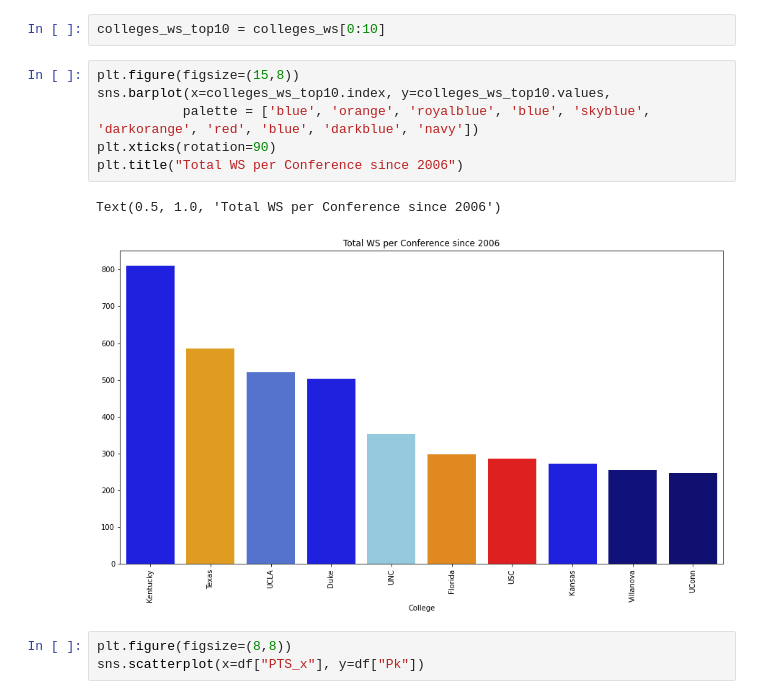
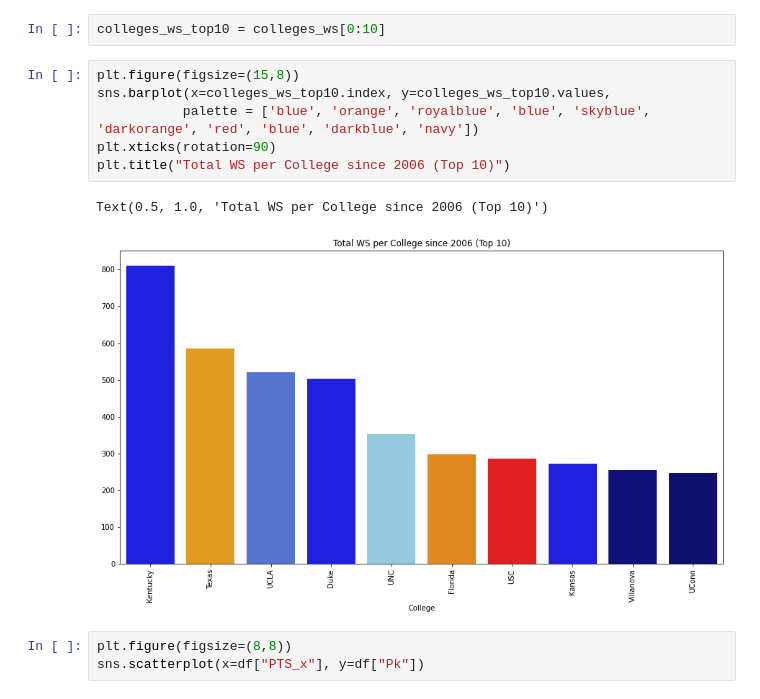
Before and after one commit to MattSasaki/Draft-Position-vs-College-Conference, a Jupyter notebook: project_workbook.ipynb, the cells around one changed output. Saved outputs shown, nothing was run; the diff lists cells and outputs as text.

Commit message:
saved plots

```diff
--- a/project_workbook.ipynb
+++ b/project_workbook.ipynb
@@ -80,12 +80,12 @@ colleges_ws_top10 = colleges_ws[0:10]
 # %%
 plt.figure(figsize=(15,8))
 sns.barplot(x=colleges_ws_top10.index, y=colleges_ws_top10.values,
            palette = ['blue', 'orange', 'royalblue', 'blue', 'skyblue', 'darkorange', 'red', 'blue', 'darkblue', 'navy'])
 plt.xticks(rotation=90)
-plt.title("Total WS per Conference since 2006")
+plt.title("Total WS per College since 2006 (Top 10)")
 # %% [output]
-Text(0.5, 1.0, 'Total WS per Conference since 2006')
+Text(0.5, 1.0, 'Total WS per College since 2006 (Top 10)')
-[figure, old version]
+[figure, new version]
 # %%
 plt.figure(figsize=(8,8))
 sns.scatterplot(x=df["PTS_x"], y=df["Pk"])
```
Also changed, not shown: parts of 8 cells of this notebook, 20 other files.
